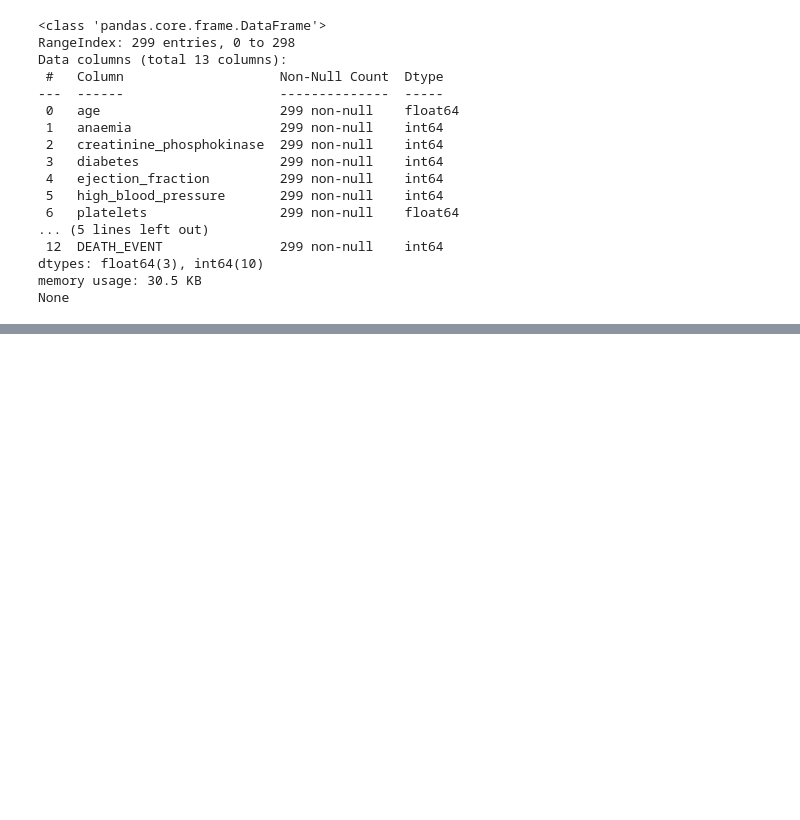
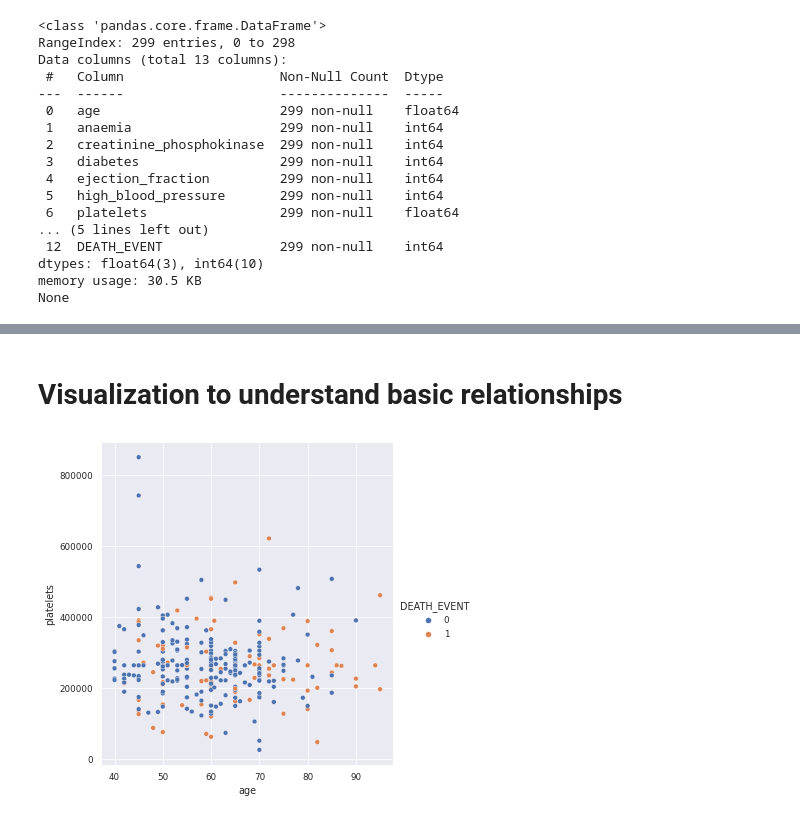
Before and after one commit to AMMLRepos/heart-failure-detection, a Jupyter notebook: heart_failure_prediction.ipynb, the cells around one changed output, grey strips where cells are left out. Saved outputs shown, nothing was run; the diff lists cells and outputs as text; code cells hidden in the pictures; blank space fills up the shorter version.

```diff
--- a/heart_failure_prediction.ipynb
+++ b/heart_failure_prediction.ipynb
@@ -40,3 +22,8 @@ import pandas as pd
 import numpy as np
 import matplotlib.pyplot as plt
 import seaborn as sns
+
+%matplotlib inline
+sns.set_theme(style="darkgrid")
+sns.set_context("paper")
+plt.figure(figsize=(8,6))
@@ -88,0 +88,6 @@ None
+# %% [markdown]
+# Visualization to understand basic relationships
+# %%
+sns.relplot(x = "age", y = "platelets", hue = "DEATH_EVENT", data = raw_heart_df);
+# %% [output]
+[figure, added]
```
Also changed, not shown: parts of 13 cells of this notebook.
